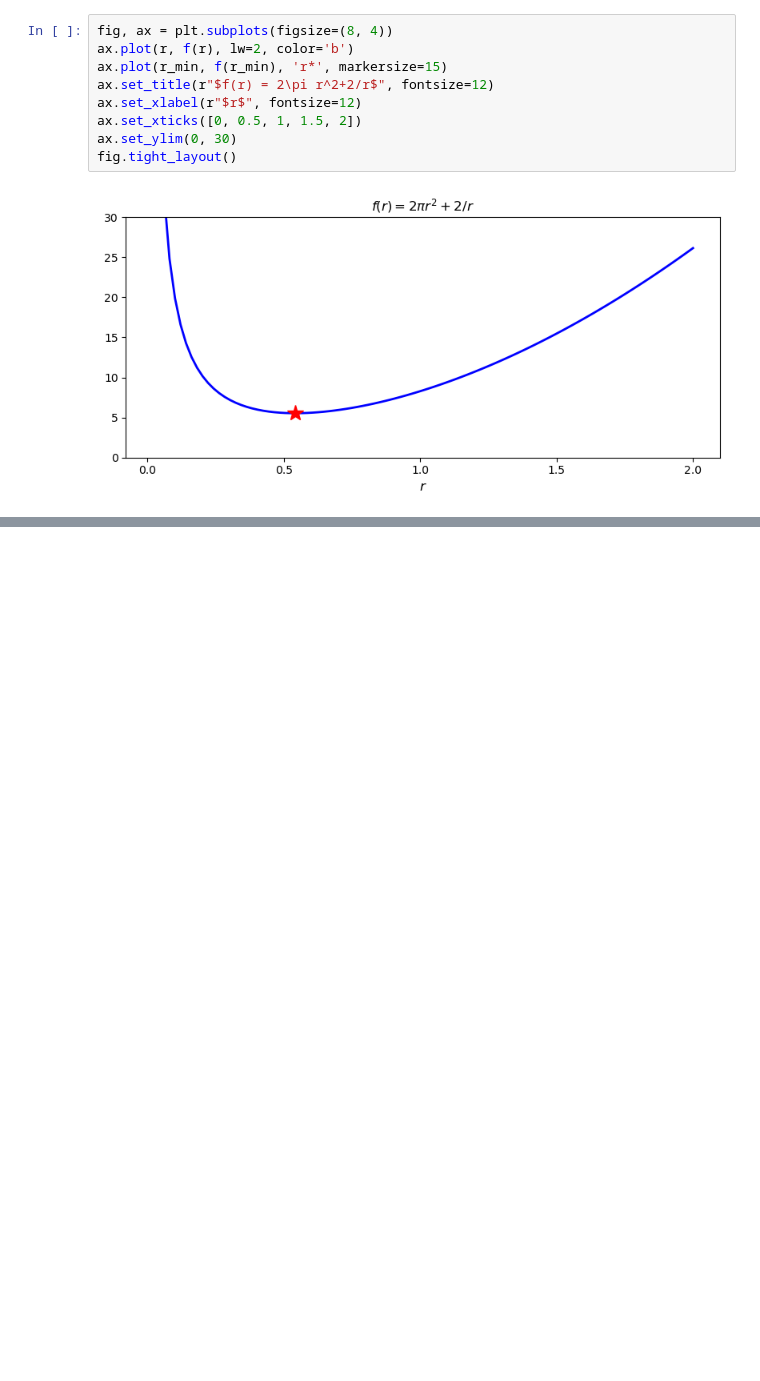
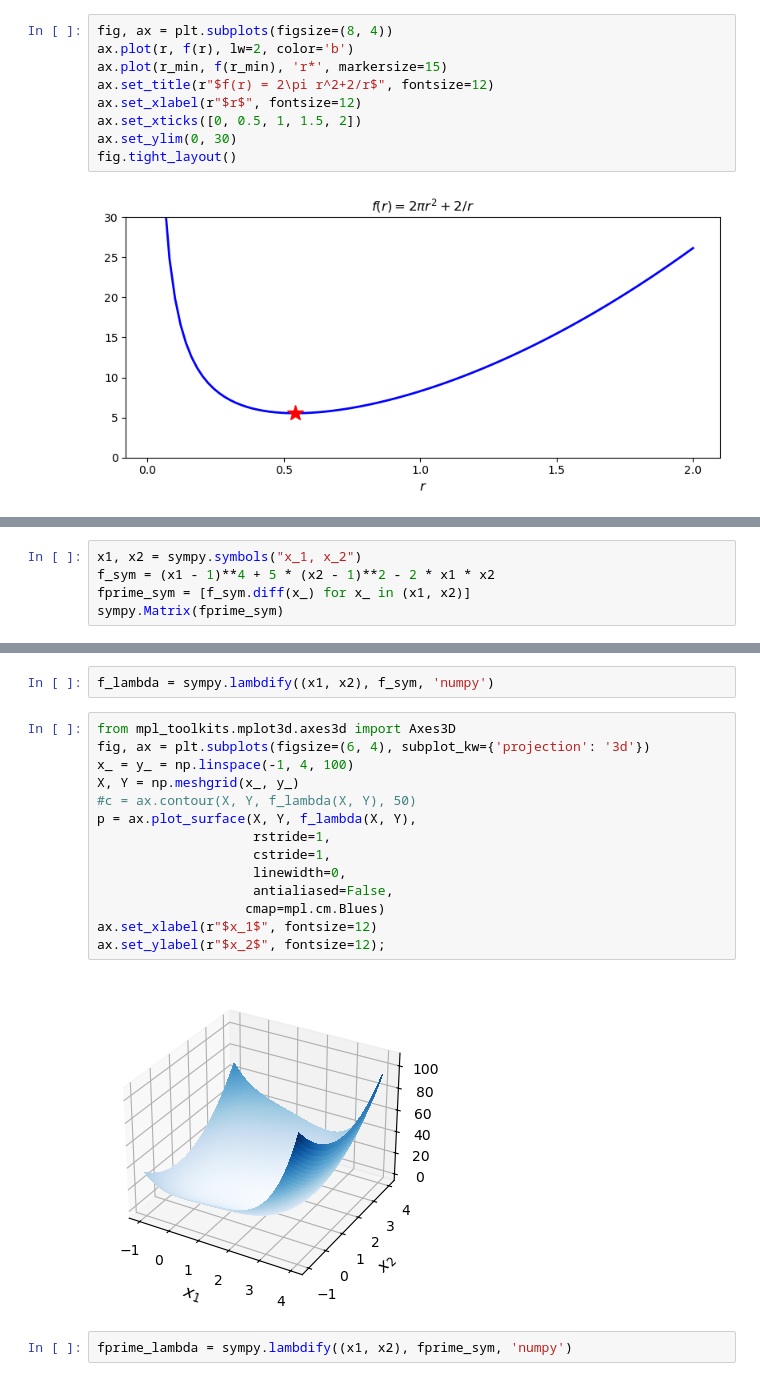
Before and after one commit to luigiselmi/numethods, a Jupyter notebook: johansson/optimization.ipynb, the cells around one changed output, grey strips where cells are left out. Drawn from its saved outputs; the diff is of its cells as text; blank space fills up the shorter version.

```diff
--- a/johansson/optimization.ipynb
+++ b/johansson/optimization.ipynb
@@ -75,0 +79,5 @@ fig.tight_layout()
+# %%
+x1, x2 = sympy.symbols("x_1, x_2")
+f_sym = (x1 - 1)**4 + 5 * (x2 - 1)**2 - 2 * x1 * x2
+fprime_sym = [f_sym.diff(x_) for x_ in (x1, x2)]
+sympy.Matrix(fprime_sym)
@@ -75,0 +91,20 @@ fig.tight_layout()
+# %%
+f_lambda = sympy.lambdify((x1, x2), f_sym, 'numpy')
+# %%
+from mpl_toolkits.mplot3d.axes3d import Axes3D
+fig, ax = plt.subplots(figsize=(6, 4), subplot_kw={'projection': '3d'})
+x_ = y_ = np.linspace(-1, 4, 100)
+X, Y = np.meshgrid(x_, y_)
+#c = ax.contour(X, Y, f_lambda(X, Y), 50)
+p = ax.plot_surface(X, Y, f_lambda(X, Y),
+                    rstride=1,
+                    cstride=1,
+                    linewidth=0,
+                    antialiased=False,
+                   cmap=mpl.cm.Blues)
+ax.set_xlabel(r"$x_1$", fontsize=12)
+ax.set_ylabel(r"$x_2$", fontsize=12);
+# %% [output]
+[figure, added]
+# %%
+fprime_lambda = sympy.lambdify((x1, x2), fprime_sym, 'numpy')
```
Also changed, not shown: parts of 11 cells of this notebook.
